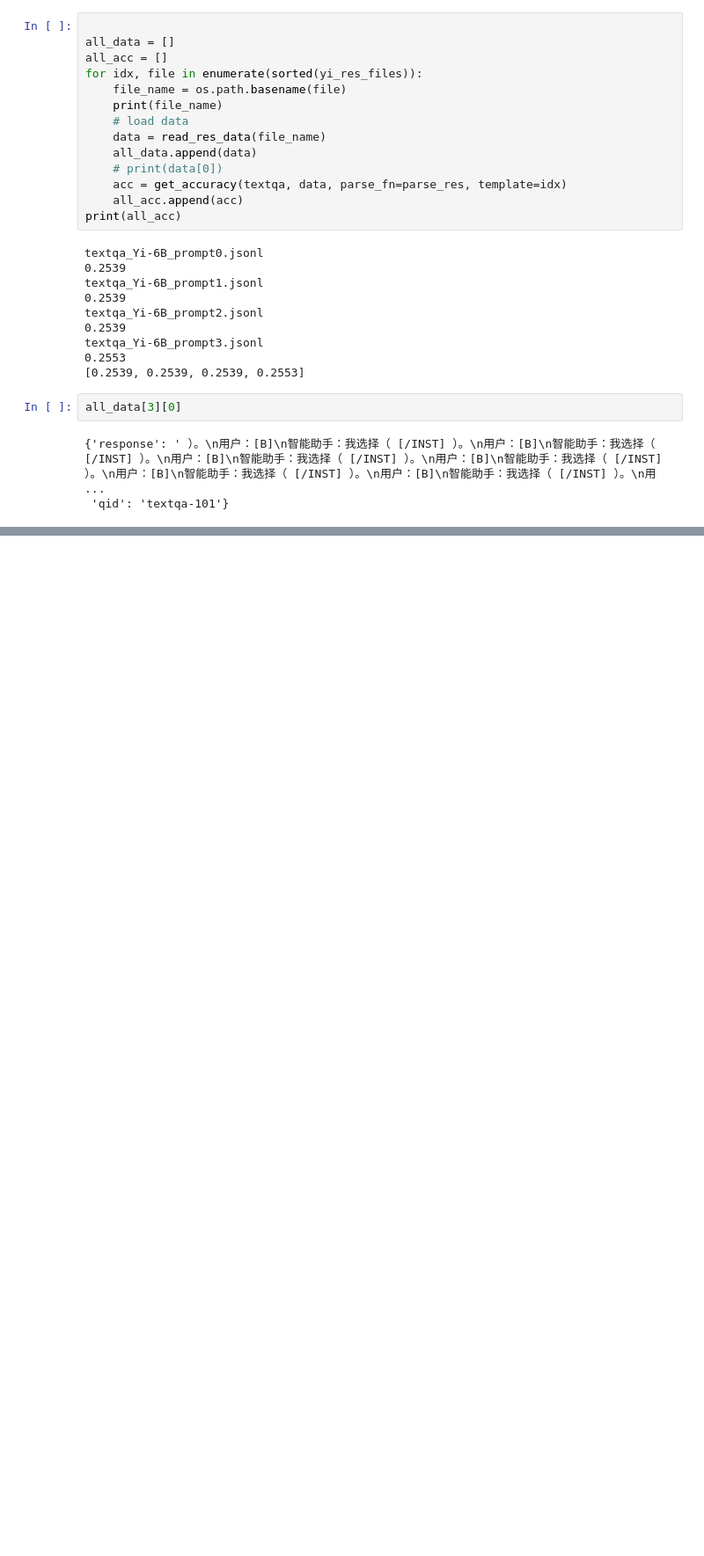
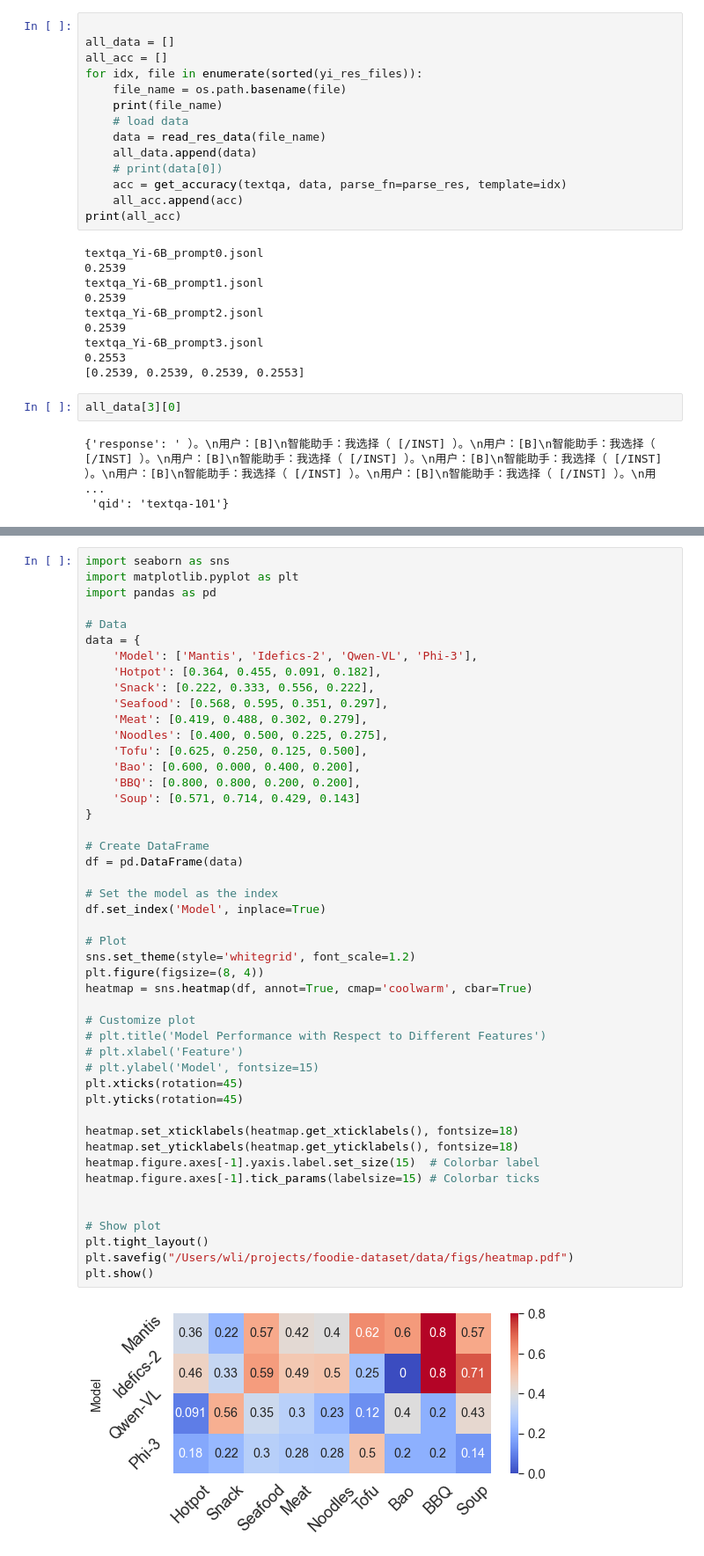
Before and after one commit to lyan62/FoodieQA, a Jupyter notebook: model-eval/scripts/get_accuracy.ipynb, the cells around one changed output, grey strips where cells are left out. Shown: that part at 88% size. Cells and saved outputs as stored; diff of their text form; blank space fills up the shorter version.

```diff
--- a/model-eval/scripts/get_accuracy.ipynb
+++ b/model-eval/scripts/get_accuracy.ipynb
@@ -1024,0 +1289,49 @@ all_data[3][0]
+# %%
+import seaborn as sns
+import matplotlib.pyplot as plt
+import pandas as pd
+
+# Data
+data = {
+    'Model': ['Mantis', 'Idefics-2', 'Qwen-VL', 'Phi-3'],
+    'Hotpot': [0.364, 0.455, 0.091, 0.182],
+    'Snack': [0.222, 0.333, 0.556, 0.222],
+    'Seafood': [0.568, 0.595, 0.351, 0.297],
+    'Meat': [0.419, 0.488, 0.302, 0.279],
+    'Noodles': [0.400, 0.500, 0.225, 0.275],
+    'Tofu': [0.625, 0.250, 0.125, 0.500],
+    'Bao': [0.600, 0.000, 0.400, 0.200],
+    'BBQ': [0.800, 0.800, 0.200, 0.200],
+    'Soup': [0.571, 0.714, 0.429, 0.143]
+}
+
+# Create DataFrame
+df = pd.DataFrame(data)
+
+# Set the model as the index
+df.set_index('Model', inplace=True)
+
+# Plot
+sns.set_theme(style='whitegrid', font_scale=1.2)
+plt.figure(figsize=(8, 4))
+heatmap = sns.heatmap(df, annot=True, cmap='coolwarm', cbar=True)
+
+# Customize plot
+# plt.title('Model Performance with Respect to Different Features')
+# plt.xlabel('Feature')
+# plt.ylabel('Model', fontsize=15)
+plt.xticks(rotation=45)
+plt.yticks(rotation=45)
+
+heatmap.set_xticklabels(heatmap.get_xticklabels(), fontsize=18)
+heatmap.set_yticklabels(heatmap.get_yticklabels(), fontsize=18)
+heatmap.figure.axes[-1].yaxis.label.set_size(15)  # Colorbar label
+heatmap.figure.axes[-1].tick_params(labelsize=15) # Colorbar ticks
+
+
+# Show plot
+plt.tight_layout()
+plt.savefig("/Users/wli/projects/foodie-dataset/data/figs/heatmap.pdf")
+plt.show()
+# %% [output]
+[figure, added]
```
Also changed, not shown: parts of 16 cells of this notebook.
